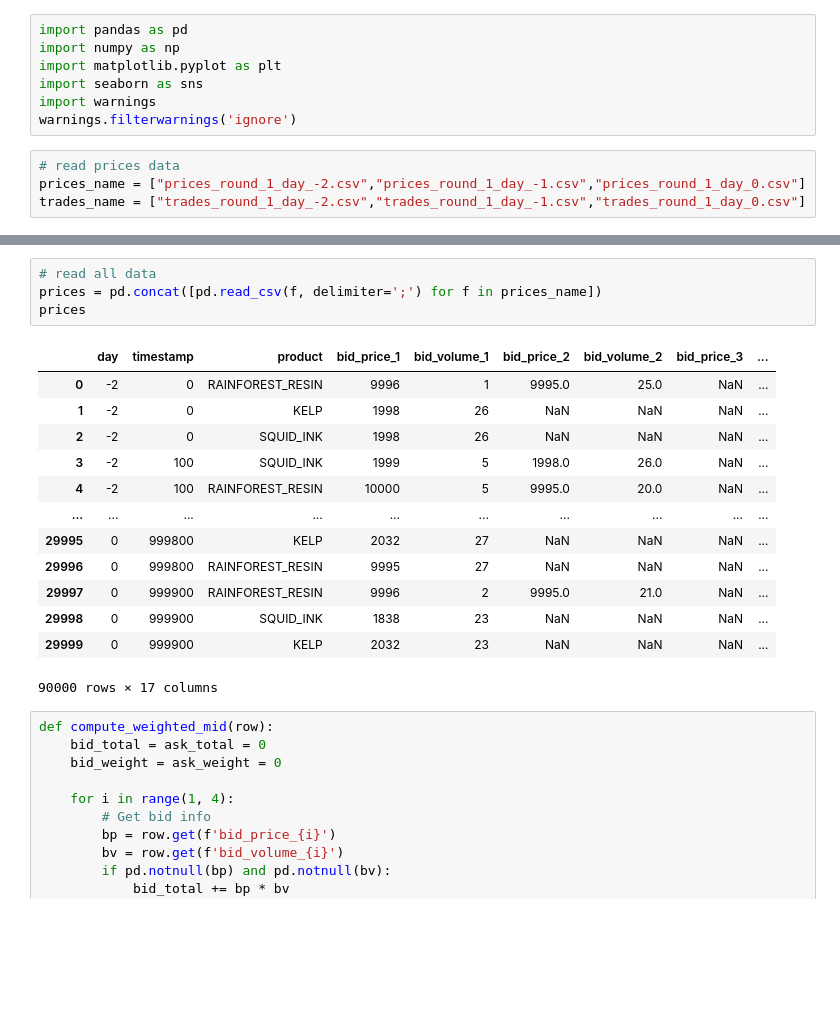
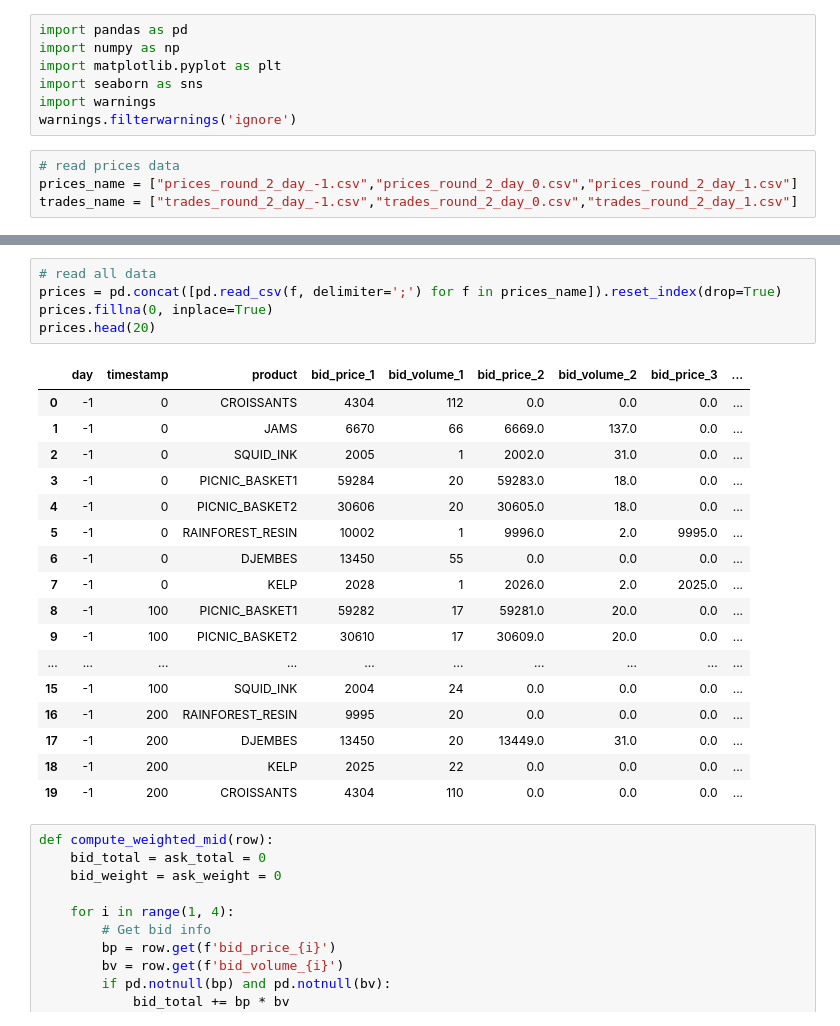
Before and after one commit to fatday/TradingGame_P3, a Jupyter notebook: Round1/Round1_Analysis.ipynb, the cells around one changed output, grey strips where cells are left out. Cells and saved outputs as stored; diff of their text form; blank space fills up the shorter version.

```diff
--- a/Round1/Round1_Analysis.ipynb
+++ b/Round1/Round1_Analysis.ipynb
@@ -9,5 +9,5 @@ import warnings
 warnings.filterwarnings('ignore')
 # %%
 # read prices data
-prices_name = ["prices_round_1_day_-2.csv","prices_round_1_day_-1.csv","prices_round_1_day_0.csv"]
-trades_name = ["trades_round_1_day_-2.csv","trades_round_1_day_-1.csv","trades_round_1_day_0.csv"]
+prices_name = ["prices_round_2_day_-1.csv","prices_round_2_day_0.csv","prices_round_2_day_1.csv"]
+trades_name = ["trades_round_2_day_-1.csv","trades_round_2_day_0.csv","trades_round_2_day_1.csv"]
@@ -14,21 +36,26 @@ trades_name = ["trades_round_1_day_-2.csv","trades_round_1_day_-1.csv","trades_r
 # %%
 # read all data
-prices = pd.concat([pd.read_csv(f, delimiter=';') for f in prices_name])
-prices
+prices = pd.concat([pd.read_csv(f, delimiter=';') for f in prices_name]).reset_index(drop=True)
+prices.fillna(0, inplace=True)
+prices.head(20)
 # %% [output]
 |  | day | timestamp | product | bid_price_1 | bid_volume_1 | bid_price_2 | bid_volume_2 | bid_price_3 | ... |
-| 0 | -2 | 0 | RAINFOREST_RESIN | 9996 | 1 | 9995.0 | 25.0 | NaN | ... |
-| 1 | -2 | 0 | KELP | 1998 | 26 | NaN | NaN | NaN | ... |
-| 2 | -2 | 0 | SQUID_INK | 1998 | 26 | NaN | NaN | NaN | ... |
-| 3 | -2 | 100 | SQUID_INK | 1999 | 5 | 1998.0 | 26.0 | NaN | ... |
-| 4 | -2 | 100 | RAINFOREST_RESIN | 10000 | 5 | 9995.0 | 20.0 | NaN | ... |
+| 0 | -1 | 0 | CROISSANTS | 4304 | 112 | 0.0 | 0.0 | 0.0 | ... |
+| 1 | -1 | 0 | JAMS | 6670 | 66 | 6669.0 | 137.0 | 0.0 | ... |
+| 2 | -1 | 0 | SQUID_INK | 2005 | 1 | 2002.0 | 31.0 | 0.0 | ... |
+| 3 | -1 | 0 | PICNIC_BASKET1 | 59284 | 20 | 59283.0 | 18.0 | 0.0 | ... |
+| 4 | -1 | 0 | PICNIC_BASKET2 | 30606 | 20 | 30605.0 | 18.0 | 0.0 | ... |
+| 5 | -1 | 0 | RAINFOREST_RESIN | 10002 | 1 | 9996.0 | 2.0 | 9995.0 | ... |
+| 6 | -1 | 0 | DJEMBES | 13450 | 55 | 0.0 | 0.0 | 0.0 | ... |
+| 7 | -1 | 0 | KELP | 2028 | 1 | 2026.0 | 2.0 | 2025.0 | ... |
+| 8 | -1 | 100 | PICNIC_BASKET1 | 59282 | 17 | 59281.0 | 20.0 | 0.0 | ... |
+| 9 | -1 | 100 | PICNIC_BASKET2 | 30610 | 17 | 30609.0 | 20.0 | 0.0 | ... |
 | ... | ... | ... | ... | ... | ... | ... | ... | ... | ... |
-| 29995 | 0 | 999800 | KELP | 2032 | 27 | NaN | NaN | NaN | ... |
-| 29996 | 0 | 999800 | RAINFOREST_RESIN | 9995 | 27 | NaN | NaN | NaN | ... |
-| 29997 | 0 | 999900 | RAINFOREST_RESIN | 9996 | 2 | 9995.0 | 21.0 | NaN | ... |
-| 29998 | 0 | 999900 | SQUID_INK | 1838 | 23 | NaN | NaN | NaN | ... |
-| 29999 | 0 | 999900 | KELP | 2032 | 23 | NaN | NaN | NaN | ... |
+| 15 | -1 | 100 | SQUID_INK | 2004 | 24 | 0.0 | 0.0 | 0.0 | ... |
+| 16 | -1 | 200 | RAINFOREST_RESIN | 9995 | 20 | 0.0 | 0.0 | 0.0 | ... |
+| 17 | -1 | 200 | DJEMBES | 13450 | 20 | 13449.0 | 31.0 | 0.0 | ... |
+| 18 | -1 | 200 | KELP | 2025 | 22 | 0.0 | 0.0 | 0.0 | ... |
+| 19 | -1 | 200 | CROISSANTS | 4304 | 110 | 0.0 | 0.0 | 0.0 | ... |
-90000 rows × 17 columns
 # %%
 def compute_weighted_mid(row):
     bid_total = ask_total = 0
```
Also changed, not shown: parts of 96 cells of this notebook.
